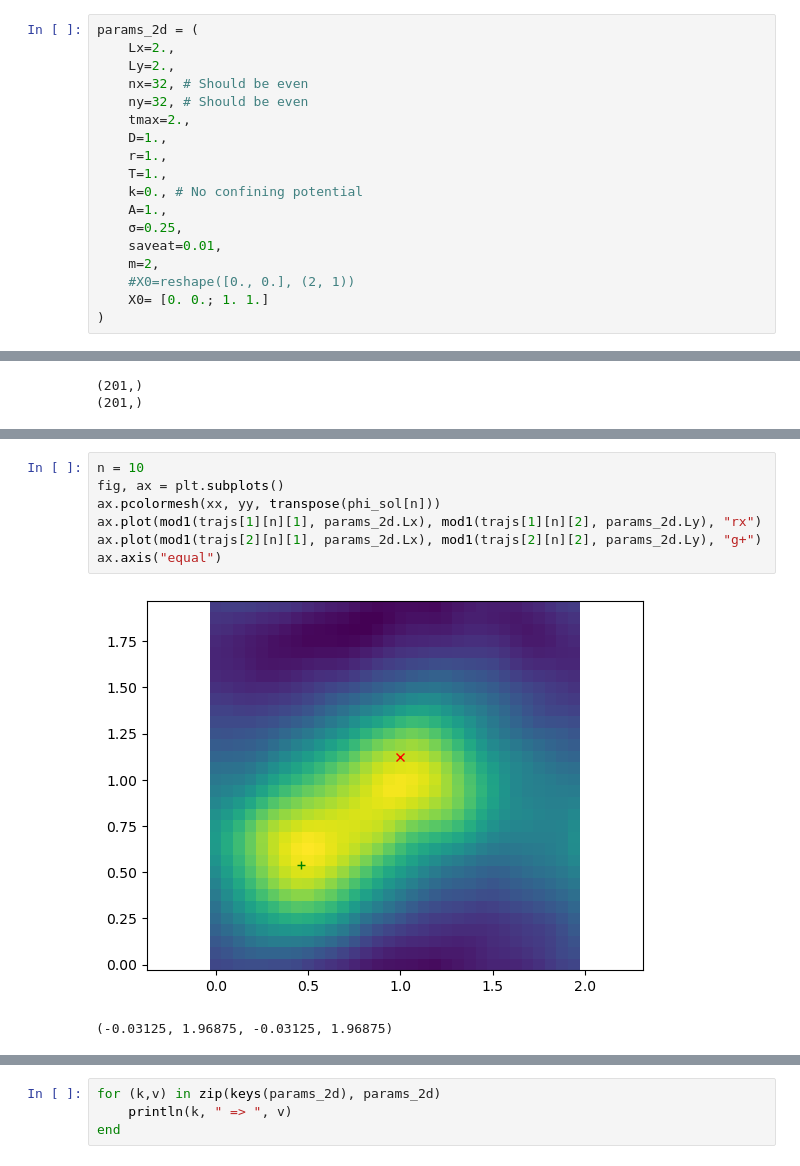
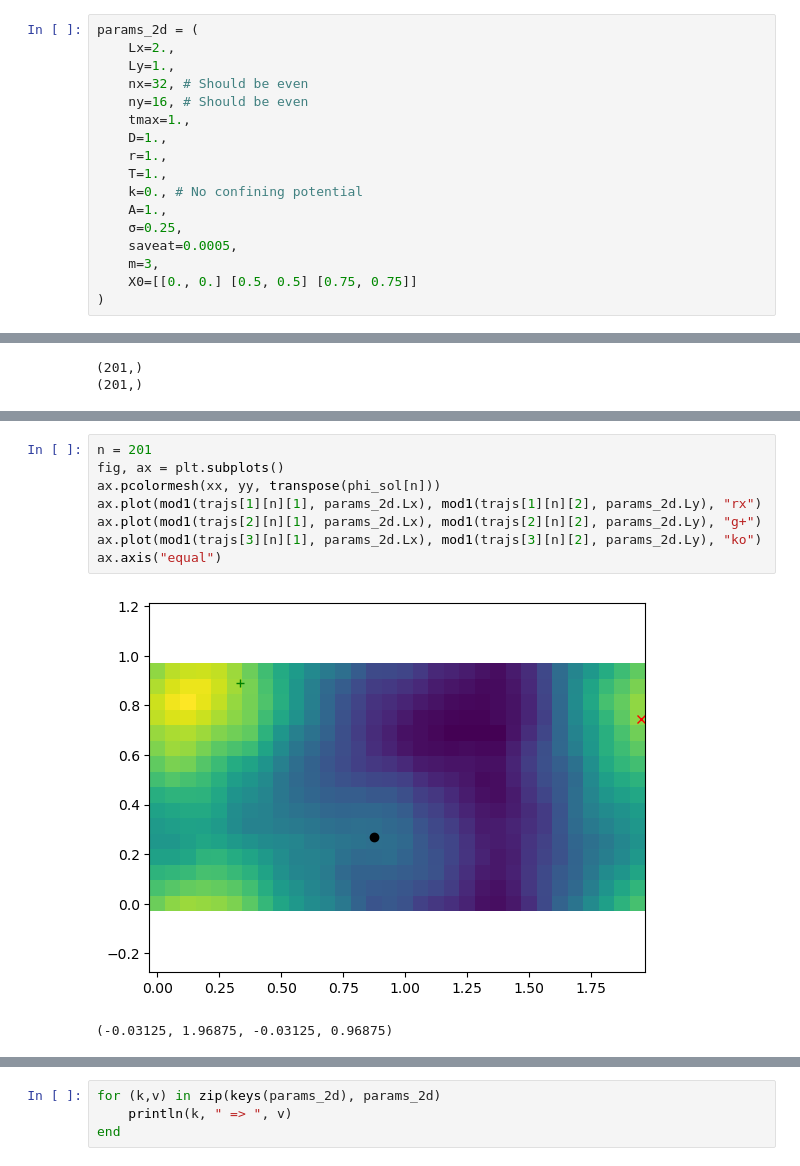
Before and after one commit to stykoo/GaussianField, a Jupyter notebook: GaussianFieldParticle.ipynb, the cells around one changed output, grey strips where cells are left out. Saved outputs shown, nothing was run; the diff lists cells and outputs as text.

```diff
--- a/GaussianFieldParticle.ipynb
+++ b/GaussianFieldParticle.ipynb
@@ -179,19 +179,18 @@ run2 (generic function with 1 method)
 # %%
 params_2d = (
     Lx=2.,
-    Ly=2.,
+    Ly=1.,
     nx=32, # Should be even
-    ny=32, # Should be even
-    tmax=2.,
+    ny=16, # Should be even
+    tmax=1.,
     D=1.,
     r=1.,
     T=1.,
     k=0., # No confining potential
     A=1.,
     σ=0.25,
-    saveat=0.01,
-    m=2,
-    #X0=reshape([0., 0.], (2, 1))
-    X0= [0. 0.; 1. 1.]
+    saveat=0.0005,
+    m=3,
+    X0=[[0., 0.] [0.5, 0.5] [0.75, 0.75]]
 )
 # %% [output]
@@ -251,10 +262,11 @@ ax.axis("equal")
 # %%
-n = 10
+n = 201
 fig, ax = plt.subplots()
 ax.pcolormesh(xx, yy, transpose(phi_sol[n]))
 ax.plot(mod1(trajs[1][n][1], params_2d.Lx), mod1(trajs[1][n][2], params_2d.Ly), "rx")
 ax.plot(mod1(trajs[2][n][1], params_2d.Lx), mod1(trajs[2][n][2], params_2d.Ly), "g+")
+ax.plot(mod1(trajs[3][n][1], params_2d.Lx), mod1(trajs[3][n][2], params_2d.Ly), "ko")
 ax.axis("equal")
 # %% [output]
-[figure, old version]
+[figure, new version]
-(-0.03125, 1.96875, -0.03125, 1.96875)
+(-0.03125, 1.96875, -0.03125, 0.96875)
```
Also changed, not shown: parts of 17 cells of this notebook, 2 other files.
